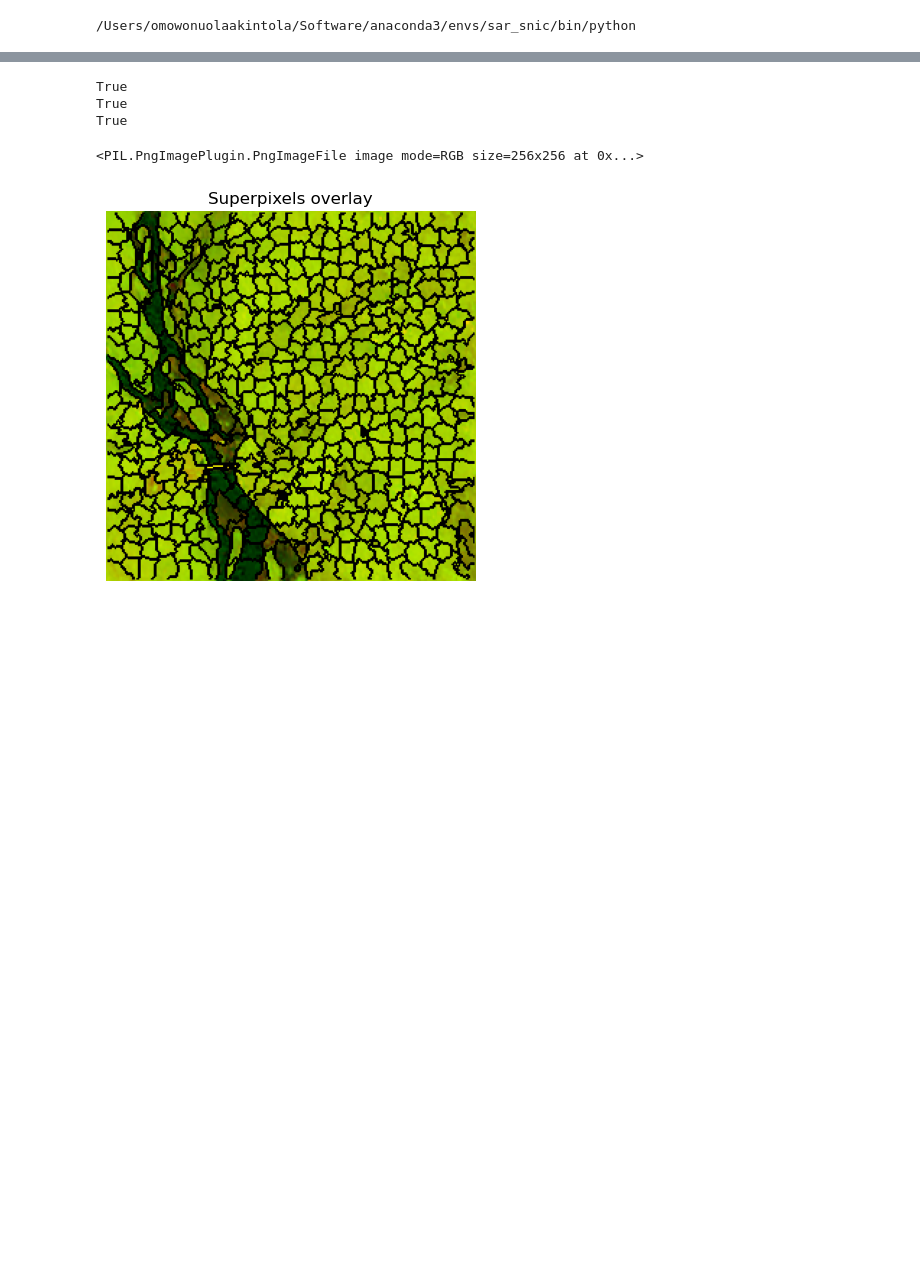
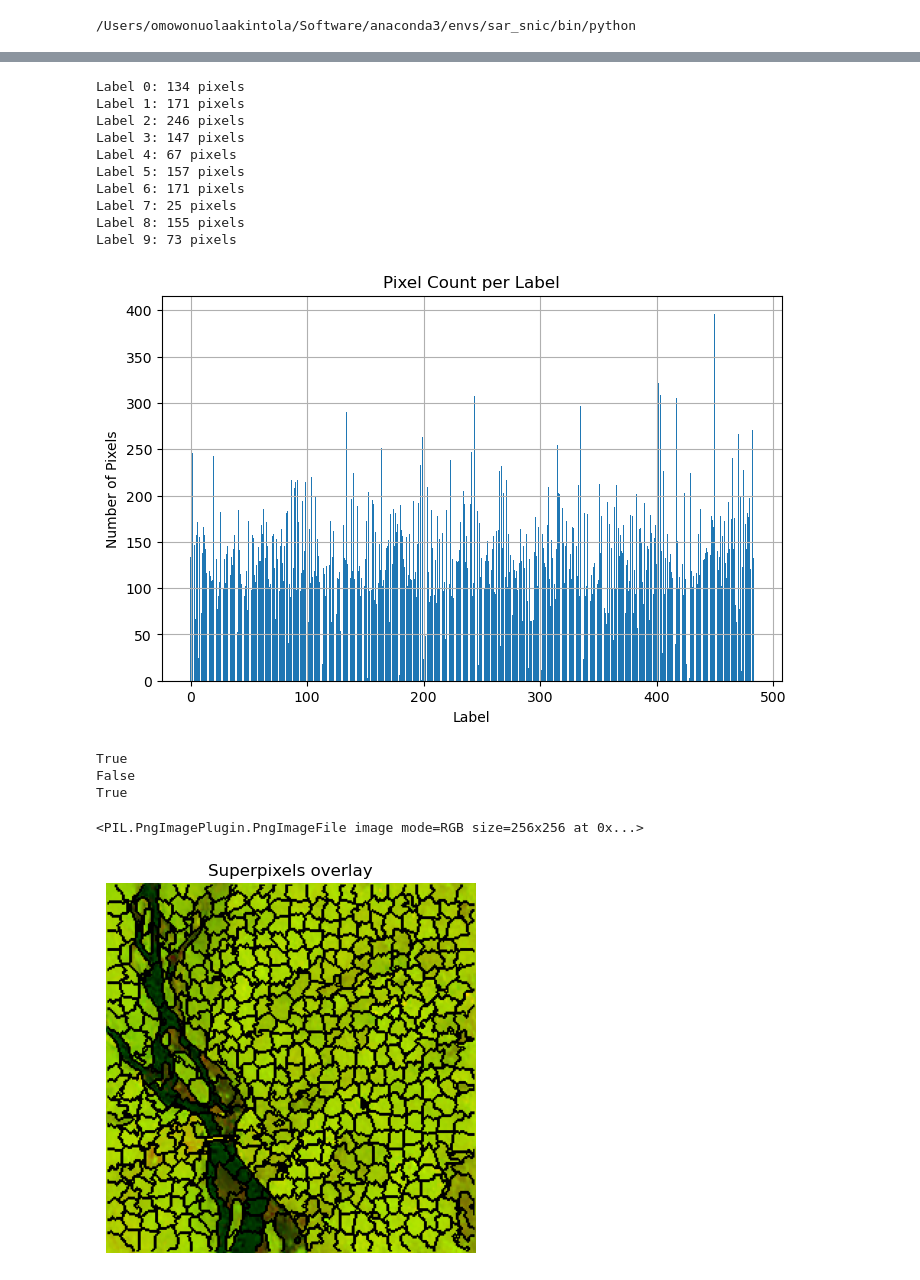
Before and after one commit to Omowonuola-Akintola/sar-superpixel-classification, a Jupyter notebook: SNIC/snic_python_sar/SAR_OBIA_SEGMENTATION.ipynb, the cells around one changed output, grey strips where cells are left out. Saved outputs shown, nothing was run; the diff lists cells and outputs as text; code cells hidden in the pictures; blank space fills up the shorter version.

```diff
--- a/SNIC/snic_python_sar/SAR_OBIA_SEGMENTATION.ipynb
+++ b/SNIC/snic_python_sar/SAR_OBIA_SEGMENTATION.ipynb
@@ -198,11 +198,39 @@ Segmentation result shape: (256, 256, 3)
+# %%
+# Get unique labels and their counts
+
+unique_labels, counts = np.unique(labels, return_counts=True)
+
+# Print only the first 10
+for label, count in zip(unique_labels[:10], counts[:10]):
+    print(f"Label {label}: {count} pixels")
+
+# Plotting
+plt.figure(figsize=(8, 5))
+plt.bar(unique_labels, counts)
+plt.xlabel("Label")
+plt.ylabel("Number of Pixels")
+plt.title("Pixel Count per Label")
+plt.grid(True)
+plt.show()
+# %% [output]
+Label 0: 134 pixels
+Label 1: 171 pixels
+Label 2: 246 pixels
+Label 3: 147 pixels
+Label 4: 67 pixels
+Label 5: 157 pixels
+Label 6: 171 pixels
+Label 7: 25 pixels
+Label 8: 155 pixels
+Label 9: 73 pixels
+[figure, added]
 # %%
 print("labels" in globals())
-print("img" in globals())
 print('imgname' in globals())
 # %% [output]
 True
+False
 True
-True
 # %%
 # Load the output
 
```
Also changed, not shown: parts of 3 cells of this notebook.
